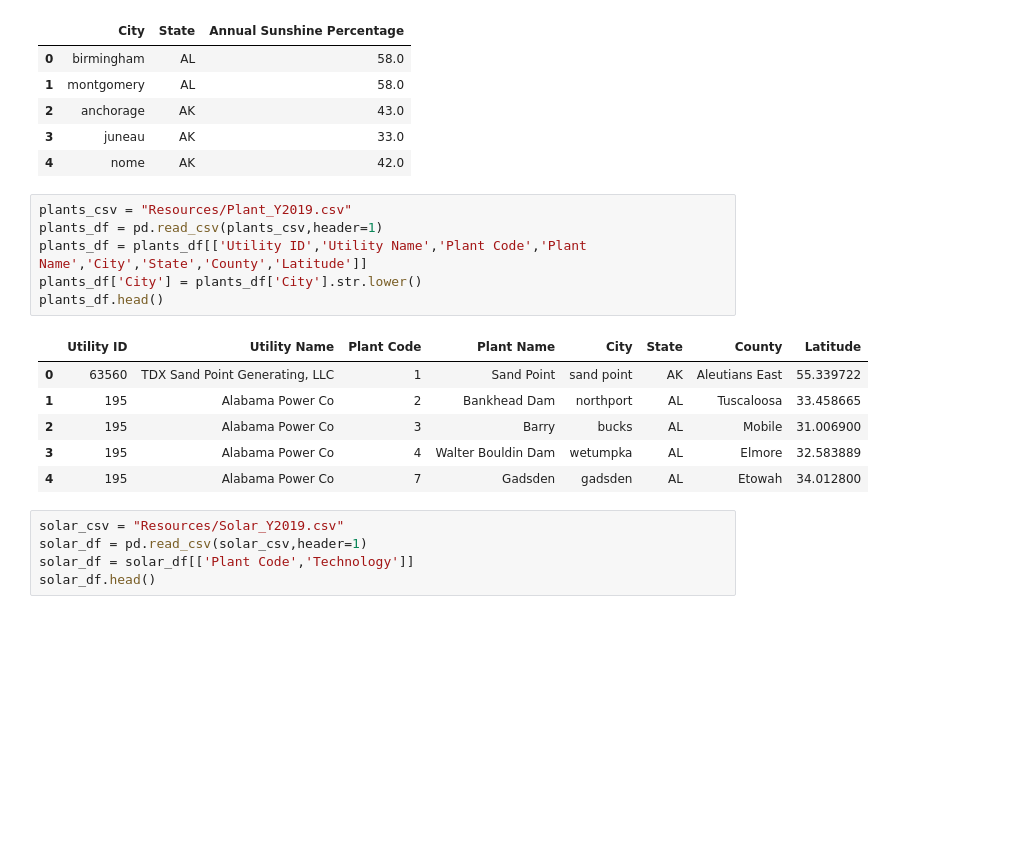
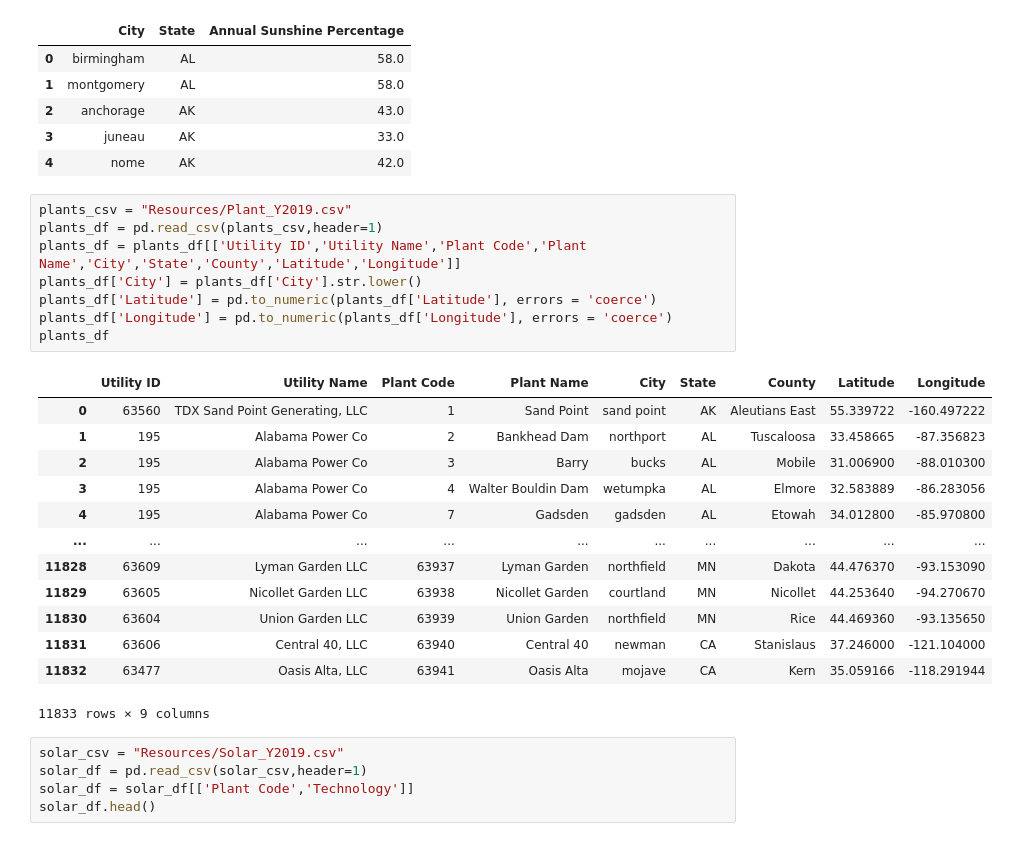
Before and after one commit to AustinRCole/Solar_ETL, a Jupyter notebook: Solar_1.ipynb, the cells around one changed output. Drawn from its saved outputs; the diff is of its cells as text; blank space fills up the shorter version.

```diff
--- a/Solar_1.ipynb
+++ b/Solar_1.ipynb
@@ -19,16 +20,25 @@ sunshine_city_df.head()
 # %%
 plants_csv = "Resources/Plant_Y2019.csv"
 plants_df = pd.read_csv(plants_csv,header=1)
-plants_df = plants_df[['Utility ID','Utility Name','Plant Code','Plant Name','City','State','County','Latitude']]
+plants_df = plants_df[['Utility ID','Utility Name','Plant Code','Plant Name','City','State','County','Latitude','Longitude']]
 plants_df['City'] = plants_df['City'].str.lower()
-plants_df.head()
+plants_df['Latitude'] = pd.to_numeric(plants_df['Latitude'], errors = 'coerce')
+plants_df['Longitude'] = pd.to_numeric(plants_df['Longitude'], errors = 'coerce')
+plants_df
 # %% [output]
-|  | Utility ID | Utility Name | Plant Code | Plant Name | City | State | County | Latitude |
-| 0 | 63560 | TDX Sand Point Generating, LLC | 1 | Sand Point | sand point | AK | Aleutians East | 55.339722 |
-| 1 | 195 | Alabama Power Co | 2 | Bankhead Dam | northport | AL | Tuscaloosa | 33.458665 |
-| 2 | 195 | Alabama Power Co | 3 | Barry | bucks | AL | Mobile | 31.006900 |
-| 3 | 195 | Alabama Power Co | 4 | Walter Bouldin Dam | wetumpka | AL | Elmore | 32.583889 |
-| 4 | 195 | Alabama Power Co | 7 | Gadsden | gadsden | AL | Etowah | 34.012800 |
+|  | Utility ID | Utility Name | Plant Code | Plant Name | City | State | County | Latitude | Longitude |
+| 0 | 63560 | TDX Sand Point Generating, LLC | 1 | Sand Point | sand point | AK | Aleutians East | 55.339722 | -160.497222 |
+| 1 | 195 | Alabama Power Co | 2 | Bankhead Dam | northport | AL | Tuscaloosa | 33.458665 | -87.356823 |
+| 2 | 195 | Alabama Power Co | 3 | Barry | bucks | AL | Mobile | 31.006900 | -88.010300 |
+| 3 | 195 | Alabama Power Co | 4 | Walter Bouldin Dam | wetumpka | AL | Elmore | 32.583889 | -86.283056 |
+| 4 | 195 | Alabama Power Co | 7 | Gadsden | gadsden | AL | Etowah | 34.012800 | -85.970800 |
+| ... | ... | ... | ... | ... | ... | ... | ... | ... | ... |
+| 11828 | 63609 | Lyman Garden LLC | 63937 | Lyman Garden | northfield | MN | Dakota | 44.476370 | -93.153090 |
+| 11829 | 63605 | Nicollet Garden LLC | 63938 | Nicollet Garden | courtland | MN | Nicollet | 44.253640 | -94.270670 |
+| 11830 | 63604 | Union Garden LLC | 63939 | Union Garden | northfield | MN | Rice | 44.469360 | -93.135650 |
+| 11831 | 63606 | Central 40, LLC | 63940 | Central 40 | newman | CA | Stanislaus | 37.246000 | -121.104000 |
+| 11832 | 63477 | Oasis Alta, LLC | 63941 | Oasis Alta | mojave | CA | Kern | 35.059166 | -118.291944 |
+11833 rows × 9 columns
 # %%
 solar_csv = "Resources/Solar_Y2019.csv"
 solar_df = pd.read_csv(solar_csv,header=1)
```
Also changed, not shown: parts of 7 cells of this notebook.
